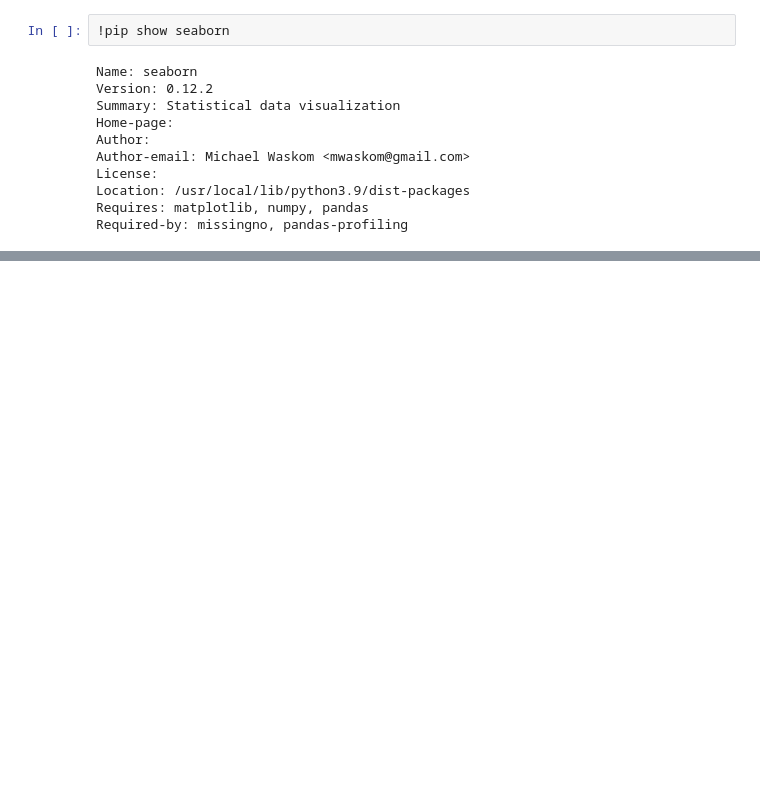
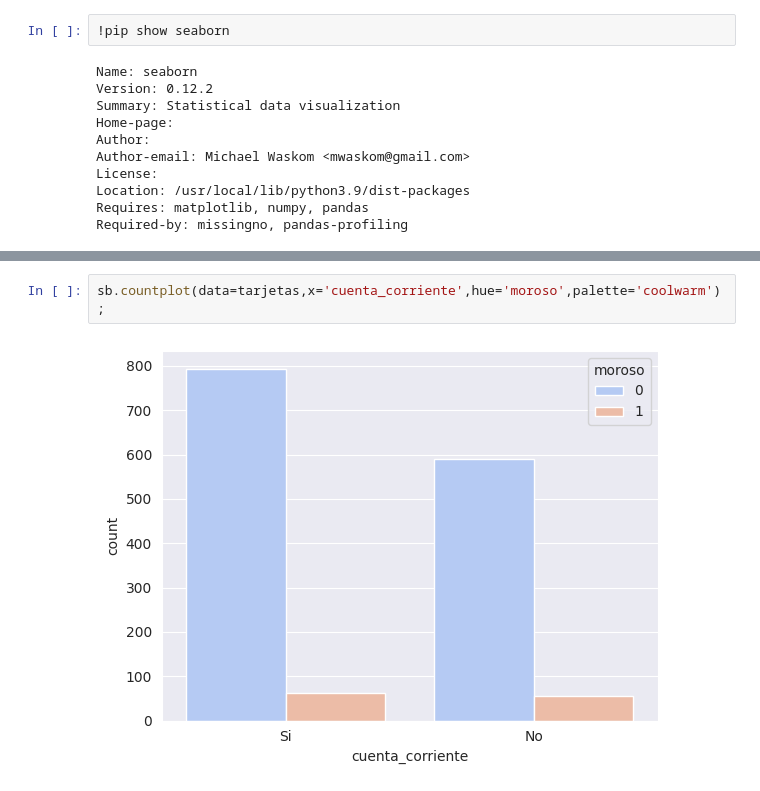
Before and after one commit to osdan97/Alura-Data_Visualization-Explorando-con-Seaborn, a Jupyter notebook: Aula_1.ipynb, the cells around one changed output, grey strips where cells are left out. Saved outputs shown, nothing was run; the diff lists cells and outputs as text; blank space fills up the shorter version.

```diff
--- a/Aula_1.ipynb
+++ b/Aula_1.ipynb
@@ -207,0 +233,4 @@ graf=sb.displot(data=tarjetas,x='edad',hue='escolaridad');
+# %%
+sb.countplot(data=tarjetas,x='cuenta_corriente',hue='moroso',palette='coolwarm');
+# %% [output]
+[figure, added]
```
Also changed, not shown: parts of 34 cells of this notebook.
